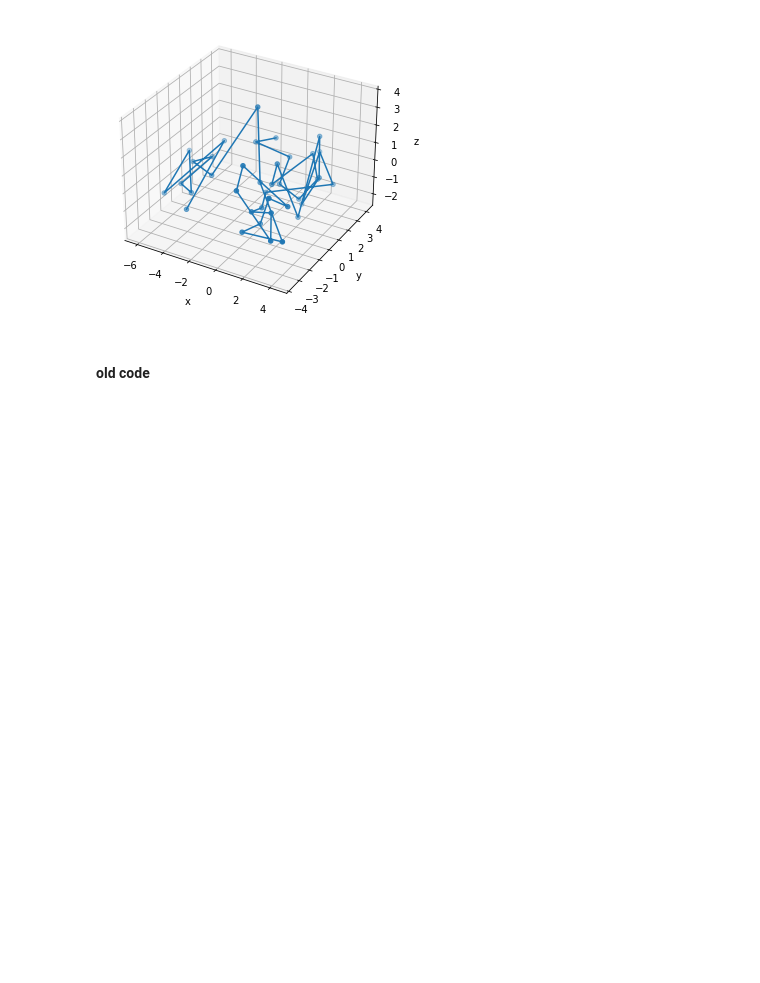
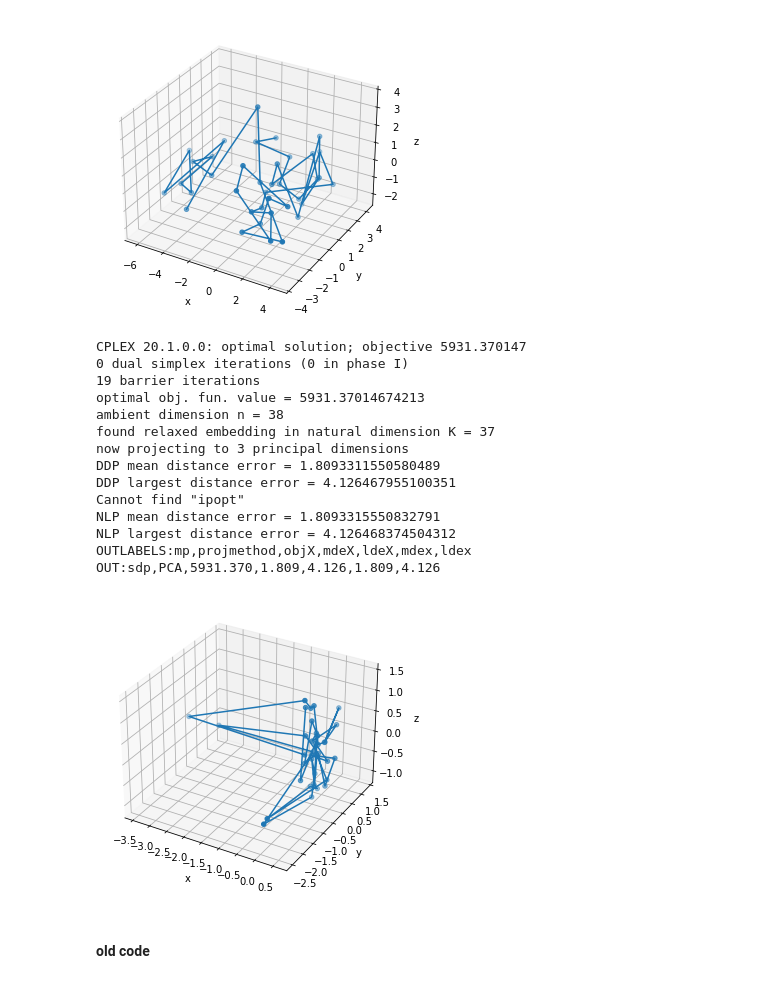
Before and after one commit to kniazevleonid/NLP_DG, a Jupyter notebook: NLP_DG.ipynb, the cells around one changed output. Cells and saved outputs as stored; diff of their text form; code cells hidden in the pictures; blank space fills up the shorter version.

```diff
--- a/NLP_DG.ipynb
+++ b/NLP_DG.ipynb
@@ -505,6 +720,24 @@ NLP largest distance error = 0.0005285947576036953
 OUTLABELS:mp,projmethod,objX,mdeX,ldeX,mdex,ldex
 OUT:sdp,PCA,3822.906,0.000,0.001,0.000,0.001
 [figure]
+# %%
+ddp('tiny_gph.dat', showplot=True)
+# %% [output]
+CPLEX 20.1.0.0: optimal solution; objective 5931.370147
+0 dual simplex iterations (0 in phase I)
+19 barrier iterations
+optimal obj. fun. value = 5931.37014674213
+ambient dimension n = 38
+found relaxed embedding in natural dimension K = 37
+now projecting to 3 principal dimensions
+DDP mean distance error = 1.8093311550580489
+DDP largest distance error = 4.126467955100351
+Cannot find "ipopt"
+NLP mean distance error = 1.8093315550832791
+NLP largest distance error = 4.126468374504312
+OUTLABELS:mp,projmethod,objX,mdeX,ldeX,mdex,ldex
+OUT:sdp,PCA,5931.370,1.809,4.126,1.809,4.126
+[figure, added]
 # %% [markdown]
 #### old code
 # %%
```
Also changed, not shown: parts of 2 cells of this notebook, 1 other file.
